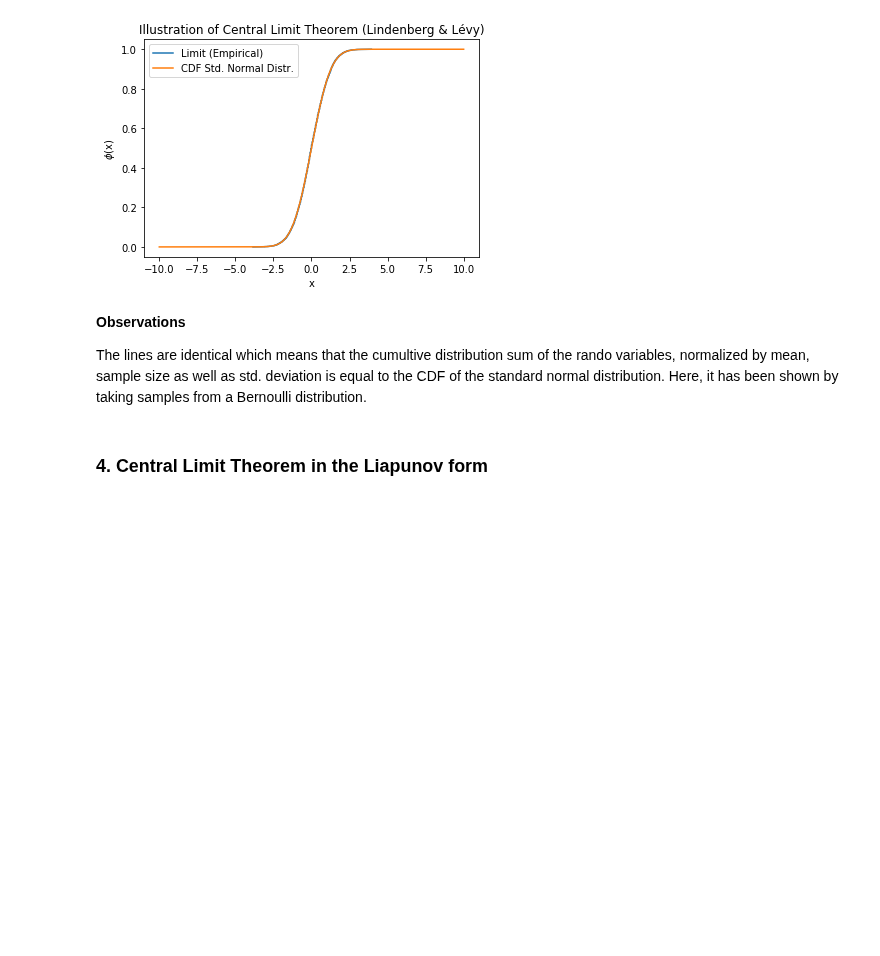
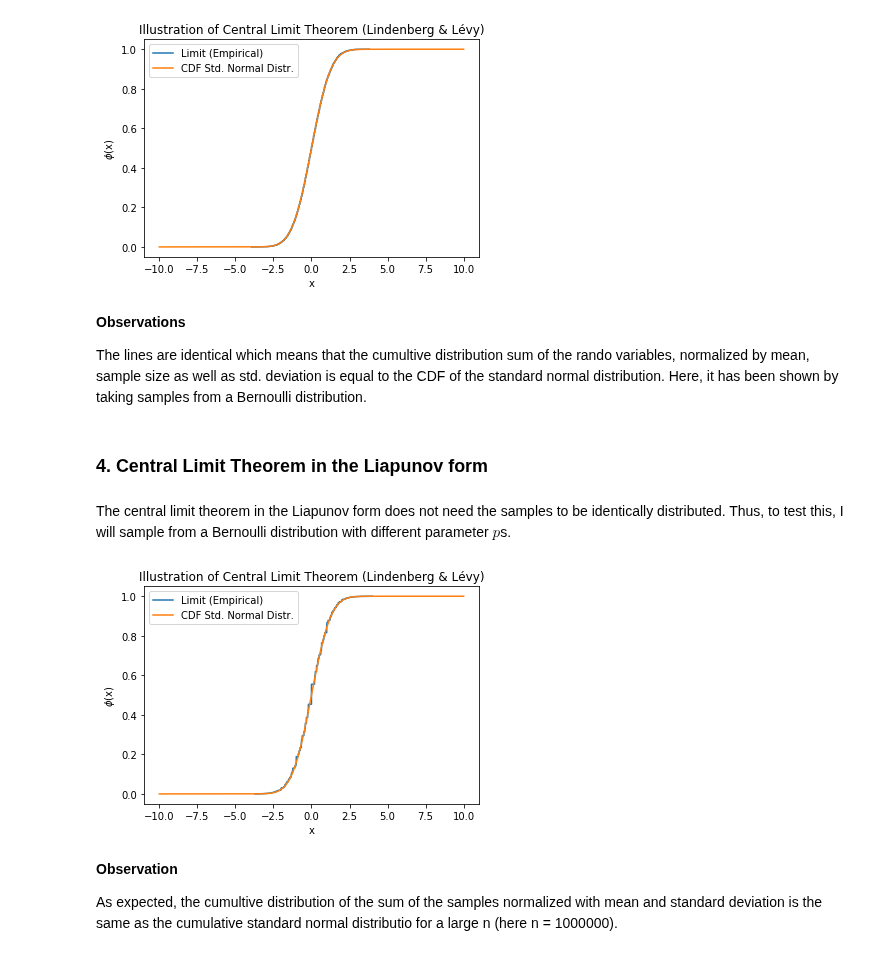
Before and after one commit to DorotheaMueller/statistics_assignments, a Jupyter notebook: ex_1.ipynb, the cells around one changed output. Cells and saved outputs as stored; diff of their text form; code cells hidden in the pictures; blank space fills up the shorter version.

Commit message:
make sample size bigger for last ex.

```diff
--- a/ex_1.ipynb
+++ b/ex_1.ipynb
@@ -662,3 +662,46 @@ plt.title("Illustration of Central Limit Theorem (Lindenberg & Lévy)");
 The lines are identical which means that the cumultive distribution sum of the rando variables, normalized by mean, sample size as well as std. deviation is equal to the CDF of the standard normal distribution. Here, it has been shown by taking samples from a Bernoulli distribution.
 # %% [markdown]
 ### 4. Central Limit Theorem in the Liapunov form
+# %% [markdown]
+The central limit theorem in the Liapunov form does not need the samples to be identically distributed. Thus, to test this, I will sample from a Bernoulli distribution with different parameter $p$s.
+# %%
+def y_n(X, mu, var):
+    return (np.sum(X) - mu)/np.sqrt(var)
+# %%
+n_all_samples = 10000
+y = np.zeros(n_all_samples)
+all_means = np.zeros(n_all_samples)
+all_var = np.zeros(n_all_samples)
+
+
+for i in range(n_all_samples):
+
+    # Each sample is a Bernoulli distribution, but with different mean.
+    # (Thus, the samples are not identically distributed.)
+    n = 100
+    mean_ = np.random.choice(np.linspace(0.1, 0.9, 9))
+    var = mean_ * (1 - mean_)
+    samples = np.random.binomial(1, mean_, n) # Sampling from Bernoulli.
+    all_means[i] = mean_
+    all_var[i] = var
+    # N samples are drawn with the same mean and variance.
+    y[i] = y_n(samples, mean_ * n, var * n)
+# %%
+y = np.sort(y)
+p = 1. * np.arange(len(all_samples_inner)) / (len(all_samples_inner) - 1)
+plt.plot(y, p, label = 'Limit (Empirical)')
+
+# Compare to CDF of normal distribution.
+all_ = np.linspace(-10, 10, 10001)
+gaussian_cdf = norm.cdf(all_, 0, 1) # CDF of standard normal distribution.
+plt.plot(all_, gaussian_cdf, label = 'CDF Std. Normal Distr.')
+plt.legend()
+plt.ylabel("$\phi$(x)")
+plt.xlabel("x")
+plt.title("Illustration of Central Limit Theorem (Lindenberg & Lévy)");
+# %% [output]
+[figure, added]
+# %% [markdown]
+**Observation**
+
+As expected, the cumultive distribution of the sum of the samples normalized with mean and standard deviation is the same as the cumulative standard normal distributio for a large n (here n = 1000000).
```
Also changed, not shown: parts of 2 cells of this notebook.
